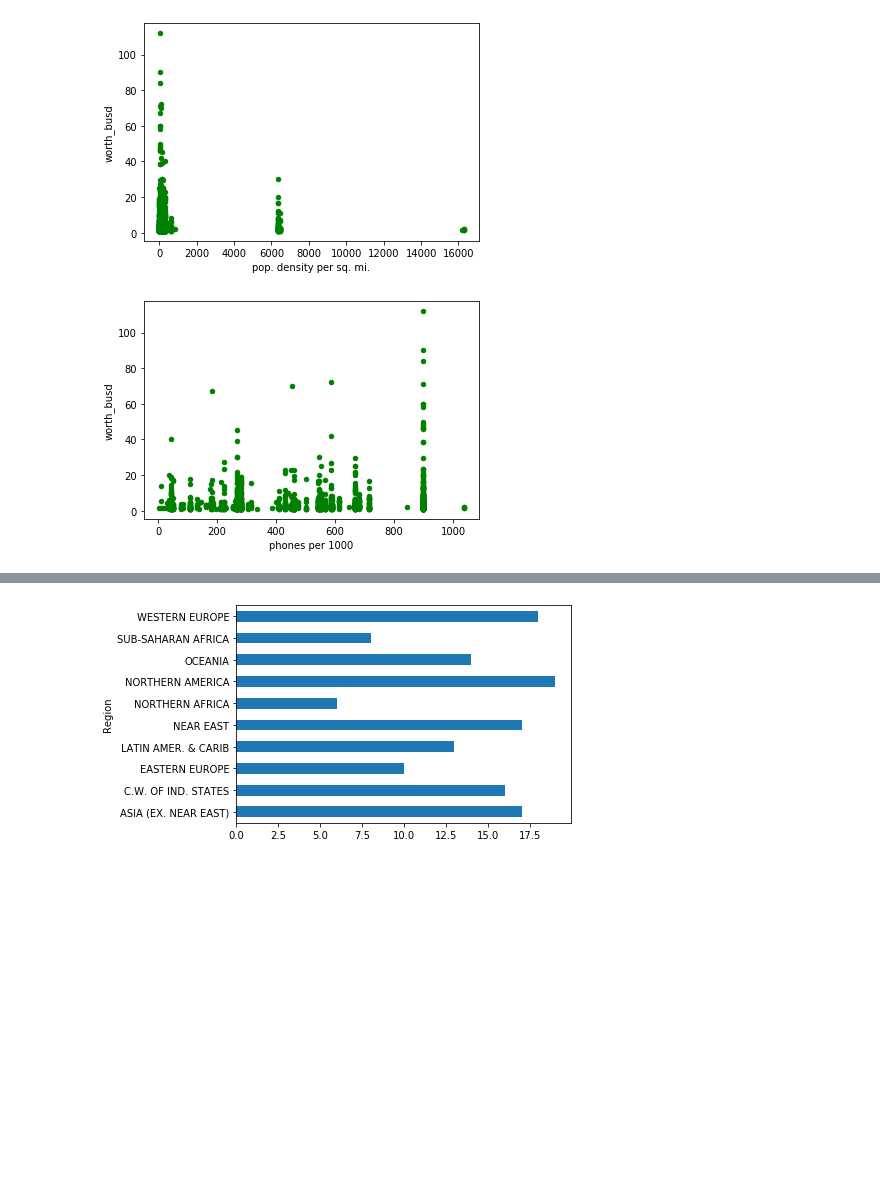
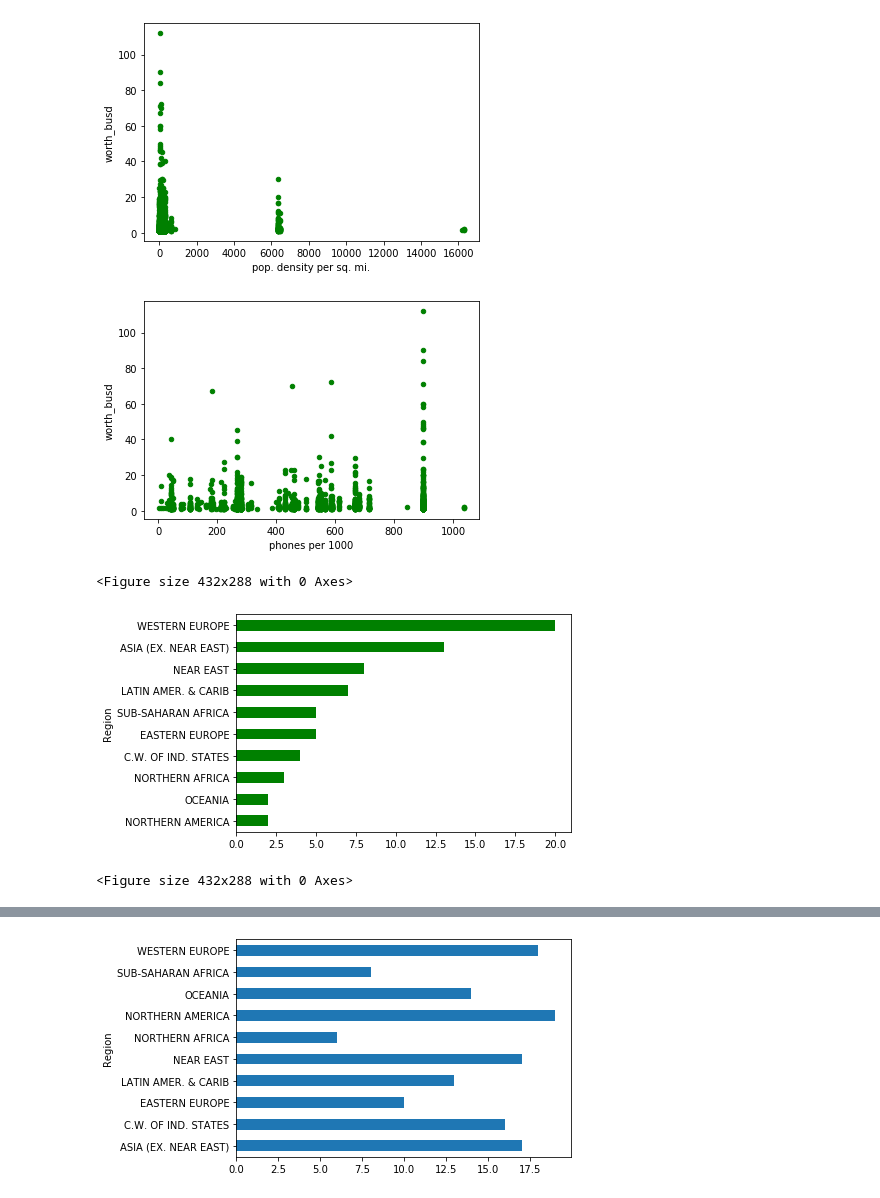
Before and after one commit to herreradelduque/Ironhack-Module-1-Project---Pandas-Pipelines, a Jupyter notebook: notebooks/notebook2.ipynb, the cells around one changed output, grey strips where cells are left out. Saved outputs shown, nothing was run; the diff lists cells and outputs as text; code cells hidden in the pictures; blank space fills up the shorter version.

```diff
--- a/notebooks/notebook2.ipynb
+++ b/notebooks/notebook2.ipynb
@@ -345,7 +349,23 @@ plt.show()
 [figure]
 # %%
 df_forbes_country.plot(kind='scatter',x='phones per 1000',y='worth_busd',color='green')
+fig3 = plt.gcf()
 plt.show()
+plt.draw()
+fig3.savefig('../data/processed/images/worthbusd_phones.png', dpi=100)
 # %% [output]
 [figure]
+<Figure size 432x288 with 0 Axes>
+# %%
+a = df_forbes_country.groupby('Region')['Country'].nunique()#.plot(kind='barh',color='red')
+a.sort_values(inplace=True,ascending=True)
+a.plot(kind='barh',x='Region',y='Country',color='green')
+
+fig4 = plt.gcf()
+plt.show()
+plt.draw()
+fig4.savefig('../data/processed/images/region_numcountries.png', dpi=100)
+# %% [output]
+[figure, added]
+<Figure size 432x288 with 0 Axes>
 # %%
```
Also changed, not shown: parts of 9 cells of this notebook, 19 other files.
